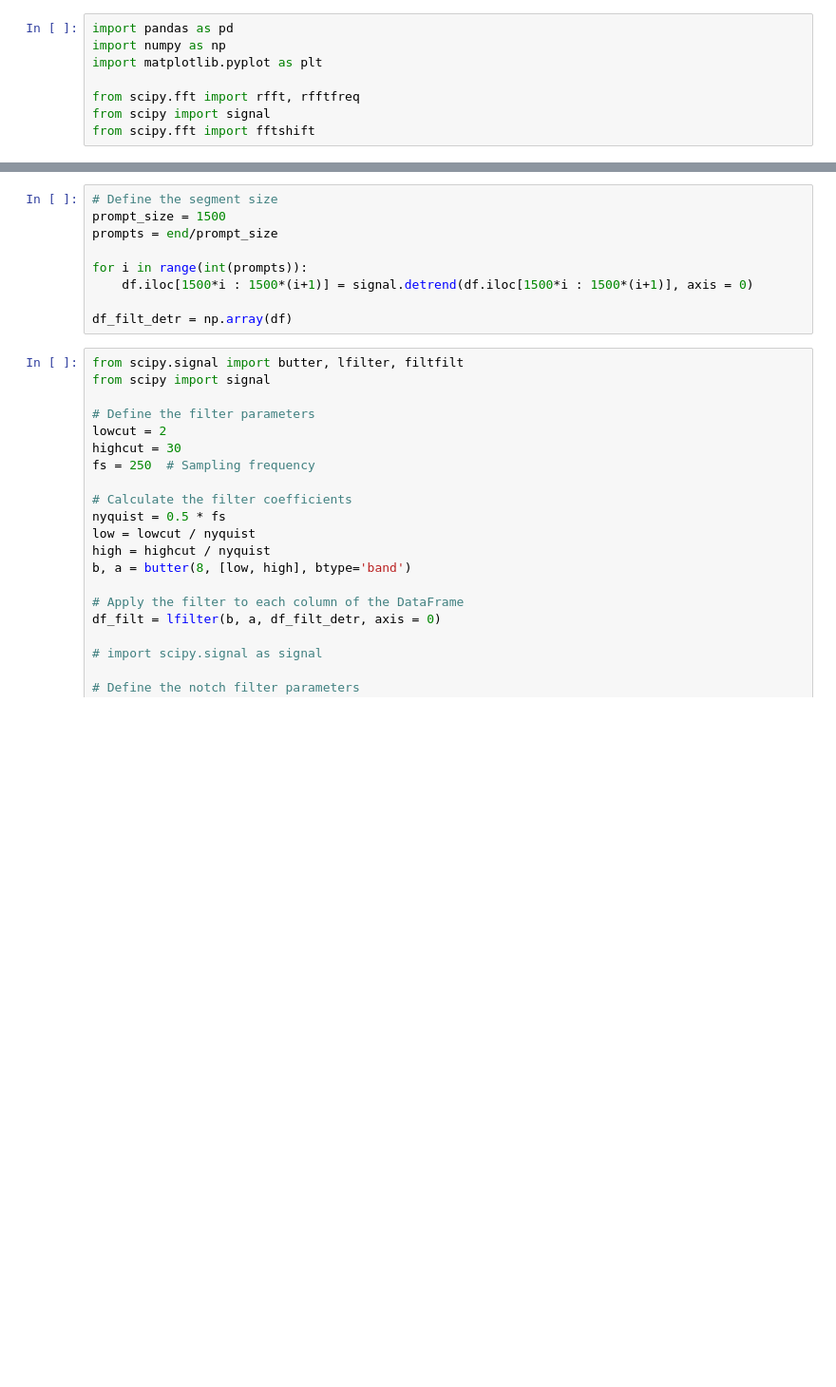
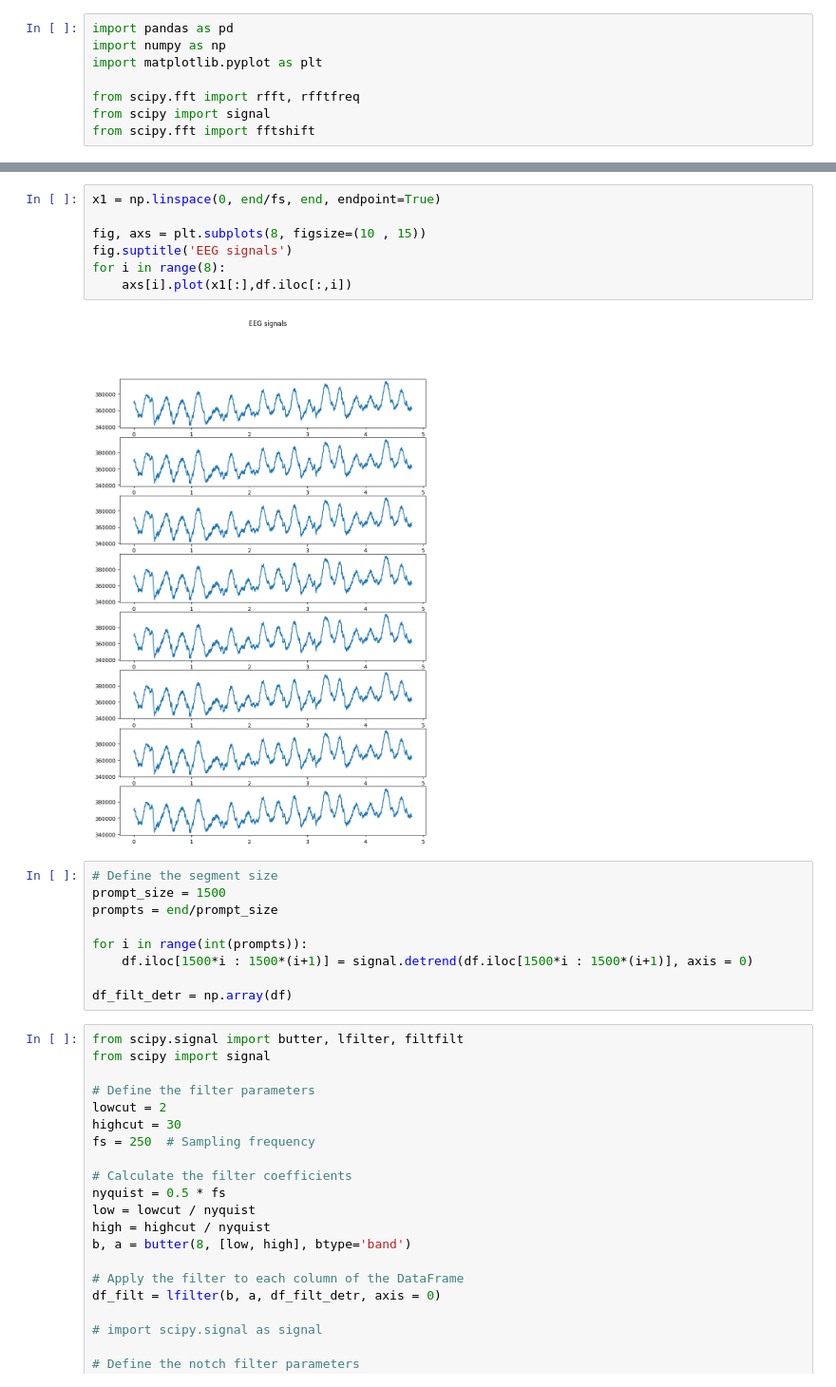
Before and after one commit to ValentijnBakkum/EEGcontroller, a Jupyter notebook: MeasurementSubgroup/Streaming/Python streaming preprocessing.ipynb, the cells around one changed output, grey strips where cells are left out. Shown: that part at 95% size. Saved outputs shown, nothing was run; the diff lists cells and outputs as text; blank space fills up the shorter version.

```diff
--- a/MeasurementSubgroup/Streaming/Python streaming preprocessing.ipynb
+++ b/MeasurementSubgroup/Streaming/Python streaming preprocessing.ipynb
@@ -33,3 +33,12 @@ df
+# %%
+x1 = np.linspace(0, end/fs, end, endpoint=True)
+
+fig, axs = plt.subplots(8, figsize=(10 , 15))
+fig.suptitle('EEG signals')
+for i in range(8):
+    axs[i].plot(x1[:],df.iloc[:,i])
+# %% [output]
+[figure, added]
 # %%
 # Define the segment size
 prompt_size = 1500
```
Also changed, not shown: parts of 4 cells of this notebook, 7 other files.
